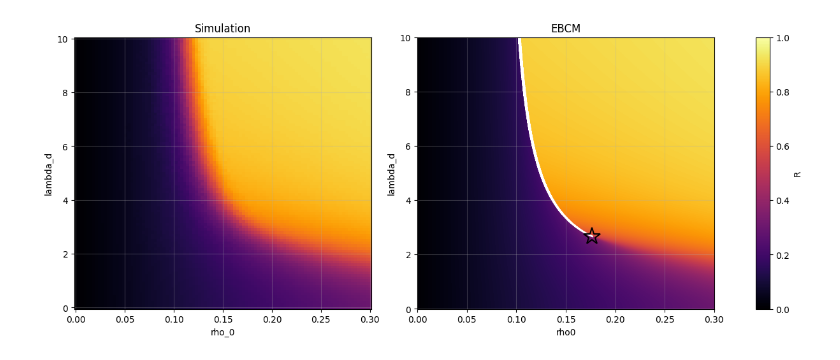
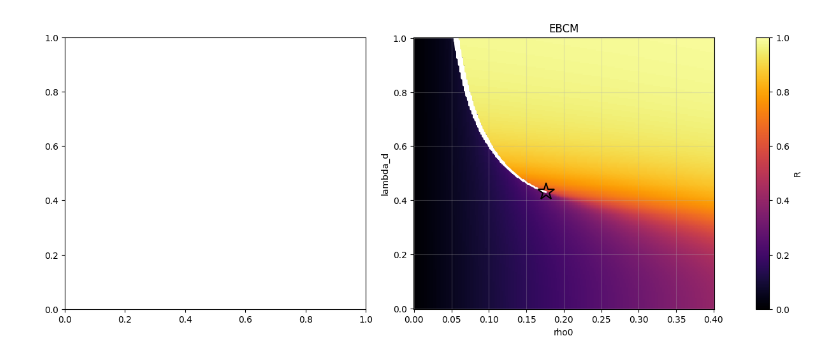
Before and after one commit to Kojirouuuu/directed-network-simulations, a Jupyter notebook: notebooks/EBCM-SAR.ipynb, the cells around one changed output. Cells and saved outputs as stored; diff of their text form; code cells hidden in the pictures.

```diff
--- a/notebooks/EBCM-SAR.ipynb
+++ b/notebooks/EBCM-SAR.ipynb
@@ -152,15 +172,28 @@ lambda_c2_vertical = []
 
 for rho0_idx, rho0 in enumerate(tqdm(rho0_values)):
     arr1 = gd_gdp[gd_gdp["rho0"] == rho0]
+    arr1 = arr1[arr1["T"] == show_T]
     arr2 = gd_gdp_gdpp[gd_gdp_gdpp["rho0"] == rho0]
+    arr2 = arr2[arr2["T"] == show_T]
+
+    cv = []
+    cv2 = []
     for lambda_d_idx, lambda_d in enumerate(lambda_d_values):
         points1 = arr1[arr1["lambda_d"] == lambda_d]
+        points1 = points1[points1["T"]==show_T]
         points2 = arr2[arr2["lambda_d"] == lambda_d]
+        points2 = points2[points2["T"]==show_T]
 
         if(len(points1) > 0):
-            lambda_c_horizontal.append(rho0)
-            lambda_c_vertical.append(lambda_d)
+            cv.append(lambda_d)
 
         if(len(points2) > 0):
-            lambda_c2_horizontal.append(rho0)
-            lambda_c2_vertical.append(lambda_d)
+            cv2.append(lambda_d)
+
+    if len(cv) > 0:
+        lambda_c_horizontal.append(rho0)
+        lambda_c_vertical.append(max(np.array(cv)))
+
+    if len(cv2) > 0:
+        lambda_c2_horizontal.append(rho0)
+        lambda_c2_vertical.append(max(np.array(cv2)))
@@ -262,39 +370,39 @@ sim_Phi = sim['Phi']
 # %%
 fig, axes = plt.subplots(1, 2, figsize=(12, 5), constrained_layout=True)
 
 
-p0=sim_R.squeeze().mean(dim='itr').T/N
-p0.plot(
-    ax=axes[0],
-    cmap="inferno",
-    vmin=0.0,
-    vmax=1.0,
-    add_colorbar=False
-)
+# p0=sim_R.squeeze().mean(dim='itr').T/N
+# p0.plot(
+#     ax=axes[0],
+#     cmap="inferno",
+#     vmin=0.0,
+#     vmax=1.0,
+#     add_colorbar=False
+# )
 
-axes[0].grid(linestyle="-", alpha=0.3)
-axes[0].set_title("Simulation")
+# axes[0].grid(linestyle="-", alpha=0.3)
+# axes[0].set_title("Simulation")
 
-p1=g["R"].T.plot(
+p1=g["R"].sel(T=show_T).T.plot(
     ax=axes[1],
     cmap="inferno",
     vmin=0.0,
     vmax=1.0,
     add_colorbar=False
 )
 
 axes[1].plot(lambda_c_horizontal, lambda_c_vertical,
-             linestyle="-", color="w", linewidth=2.0)
+             linestyle="-", color="w", linewidth=4.0)
 
 axes[1].plot(lambda_c2_horizontal, lambda_c2_vertical,
              linestyle="", marker="*", markersize=20,
              markerfacecolor="none", markeredgecolor="black",
              markeredgewidth=1.5)
 
 axes[1].grid(linestyle="-", alpha=0.3)
 axes[1].set_title("EBCM")
 
 fig.colorbar(p1, ax=axes, label="R")
 plt.show()
 # %% [output]
-[figure, old version]
+[figure, new version]
```
Also changed, not shown: parts of 13 cells of this notebook, 6 other files.
